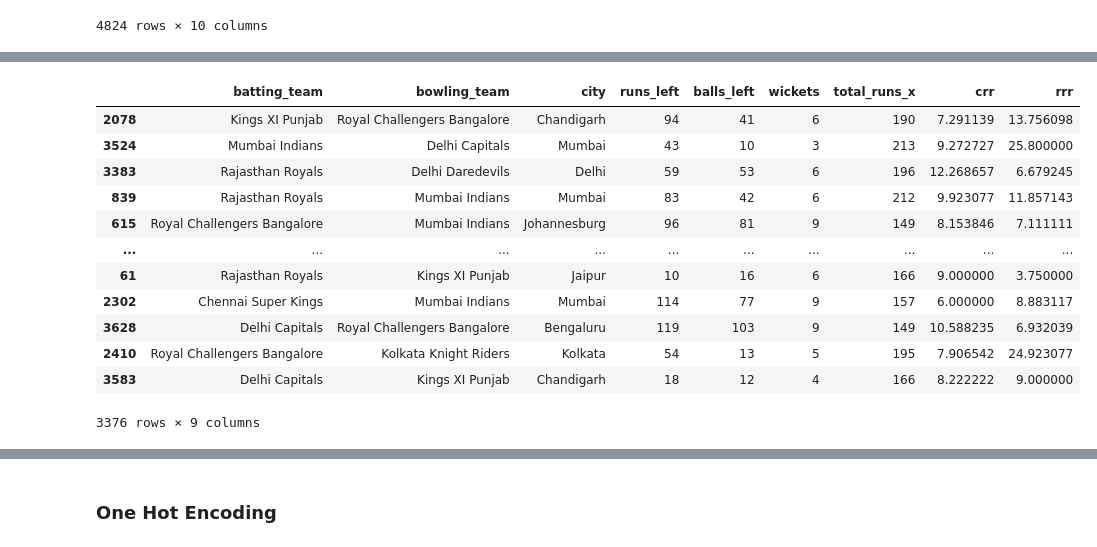
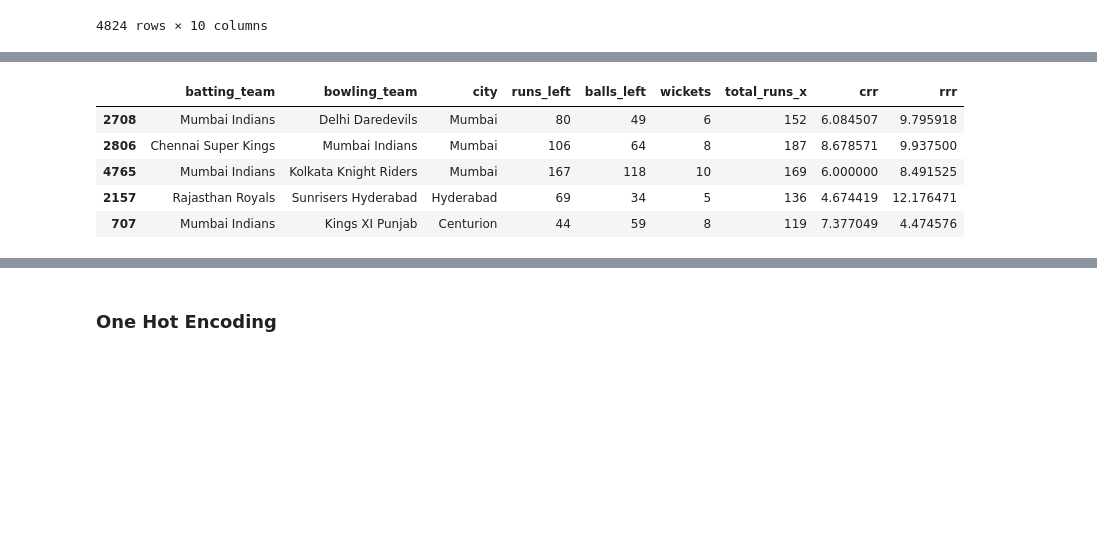
Before and after one commit to Parakkrama24/machinelaerningProject, a Jupyter notebook: IPLWinPrediction.ipynb, the cells around one changed output, grey strips where cells are left out. Drawn from its saved outputs; the diff is of its cells as text; code cells hidden in the pictures; blank space fills up the shorter version.

```diff
--- a/IPLWinPrediction.ipynb
+++ b/IPLWinPrediction.ipynb
@@ -550,21 +592,14 @@ y = final_df.iloc[:,-1]
 from sklearn.model_selection import train_test_split
 X_train,X_test,y_train,y_test = train_test_split(X,y,test_size=0.3,random_state=1)
 # %%
-X_train
+X_train.head()
 # %% [output]
 |  | batting_team | bowling_team | city | runs_left | balls_left | wickets | total_runs_x | crr | rrr |
-| 2078 | Kings XI Punjab | Royal Challengers Bangalore | Chandigarh | 94 | 41 | 6 | 190 | 7.291139 | 13.756098 |
-| 3524 | Mumbai Indians | Delhi Capitals | Mumbai | 43 | 10 | 3 | 213 | 9.272727 | 25.800000 |
-| 3383 | Rajasthan Royals | Delhi Daredevils | Delhi | 59 | 53 | 6 | 196 | 12.268657 | 6.679245 |
-| 839 | Rajasthan Royals | Mumbai Indians | Mumbai | 83 | 42 | 6 | 212 | 9.923077 | 11.857143 |
-| 615 | Royal Challengers Bangalore | Mumbai Indians | Johannesburg | 96 | 81 | 9 | 149 | 8.153846 | 7.111111 |
-| ... | ... | ... | ... | ... | ... | ... | ... | ... | ... |
-| 61 | Rajasthan Royals | Kings XI Punjab | Jaipur | 10 | 16 | 6 | 166 | 9.000000 | 3.750000 |
-| 2302 | Chennai Super Kings | Mumbai Indians | Mumbai | 114 | 77 | 9 | 157 | 6.000000 | 8.883117 |
-| 3628 | Delhi Capitals | Royal Challengers Bangalore | Bengaluru | 119 | 103 | 9 | 149 | 10.588235 | 6.932039 |
-| 2410 | Royal Challengers Bangalore | Kolkata Knight Riders | Kolkata | 54 | 13 | 5 | 195 | 7.906542 | 24.923077 |
-| 3583 | Delhi Capitals | Kings XI Punjab | Chandigarh | 18 | 12 | 4 | 166 | 8.222222 | 9.000000 |
+| 2708 | Mumbai Indians | Delhi Daredevils | Mumbai | 80 | 49 | 6 | 152 | 6.084507 | 9.795918 |
+| 2806 | Chennai Super Kings | Mumbai Indians | Mumbai | 106 | 64 | 8 | 187 | 8.678571 | 9.937500 |
+| 4765 | Mumbai Indians | Kolkata Knight Riders | Mumbai | 167 | 118 | 10 | 169 | 6.000000 | 8.491525 |
+| 2157 | Rajasthan Royals | Sunrisers Hyderabad | Hyderabad | 69 | 34 | 5 | 136 | 4.674419 | 12.176471 |
+| 707 | Mumbai Indians | Kings XI Punjab | Centurion | 44 | 59 | 8 | 119 | 7.377049 | 4.474576 |
-3376 rows × 9 columns
 # %%
 X_test.head()
 # %% [output]
```
Also changed, not shown: parts of 29 cells of this notebook.
